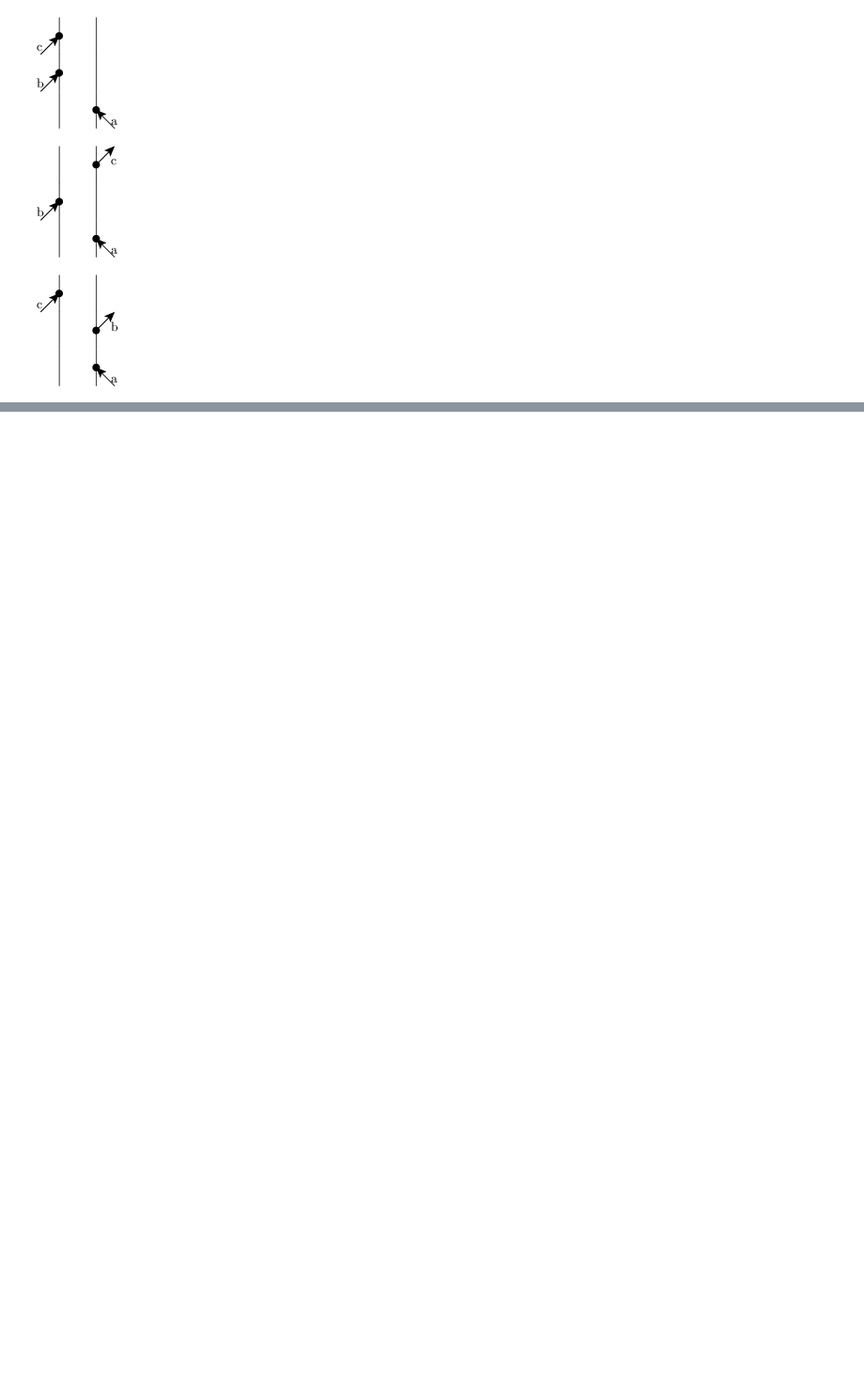
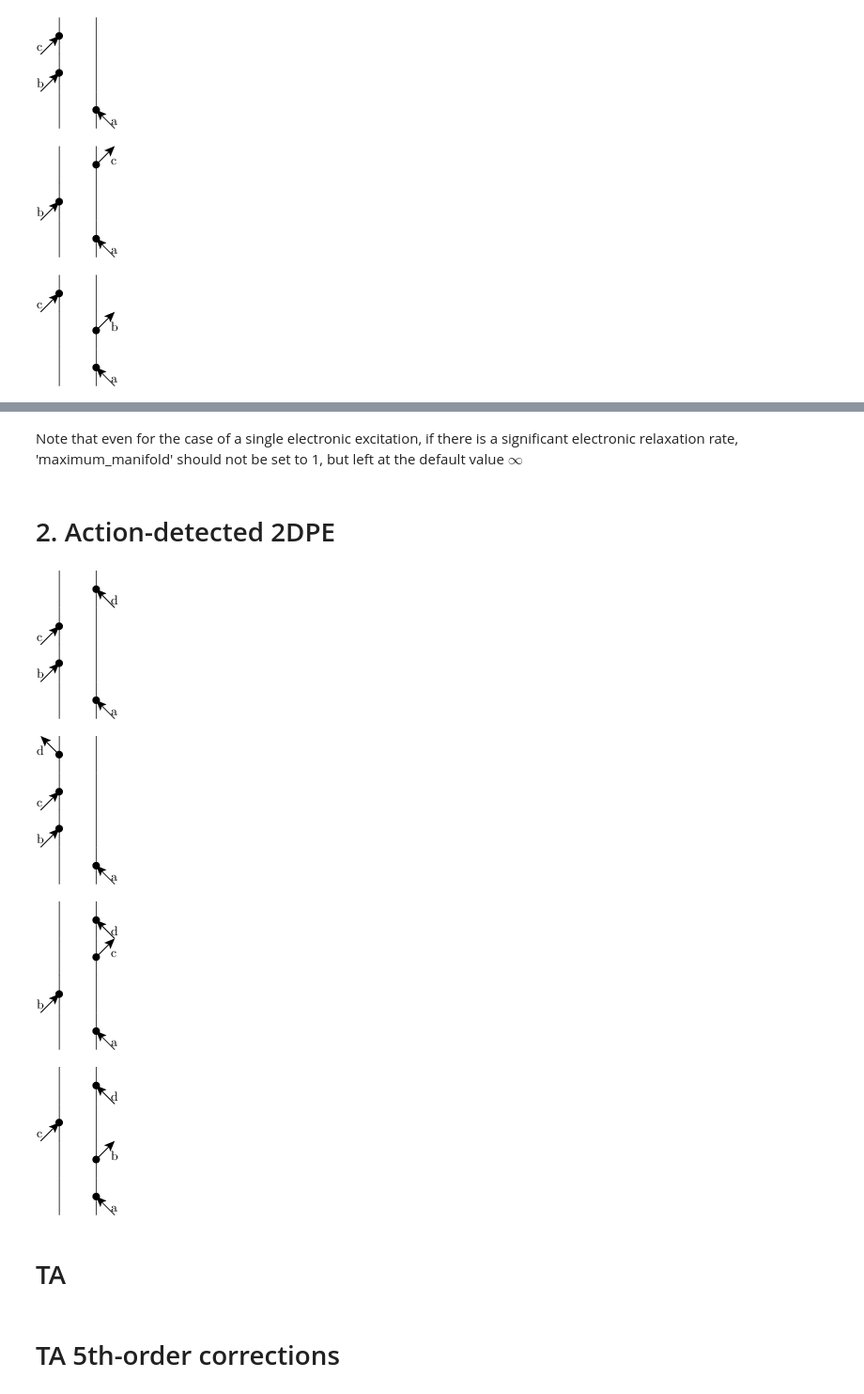
Before and after one commit to peterarose/ufss, a Jupyter notebook: DiagramGeneratorExample.ipynb, the cells around one changed output, grey strips where cells are left out. Shown at 94% size. Cells and saved outputs as stored; diff of their text form; code cells hidden in the pictures; blank space fills up the shorter version.

```diff
--- a/DiagramGeneratorExample.ipynb
+++ b/DiagramGeneratorExample.ipynb
@@ -49,0 +64,18 @@ eei2d.efield_wavevectors = ['--','++','-']
+# %% [markdown]
+Note that even for the case of a single electronic excitation, if there is a significant electronic relaxation rate, 'maximum_manifold' should not be set to 1, but left at the default value $\infty$
+# %% [markdown]
+# 2. Action-detected 2DPE
+# %%
+tdfs = DG(detection_type='fluorescence')
+
+tdfs.set_phase_discrimination([(0,1),(1,0),(1,0),(0,1)])
+# %%
+t3 = tlo
+tdfs.efield_times = [t0,t1,t2,t3]
+time_ordered_diagrams = tdfs.get_diagrams([0,100,200,300])
+tdfs.display_diagrams(time_ordered_diagrams)
+# %% [output]
+[figure, added]
+[figure, added]
+[figure, added]
+[figure, added]
@@ -49,0 +89,2 @@ eei2d.efield_wavevectors = ['--','++','-']
+# %% [markdown]
+# TA
@@ -49,0 +97,2 @@ eei2d.efield_wavevectors = ['--','++','-']
+# %% [markdown]
+# TA 5th-order corrections
```
Also changed, not shown: parts of 24 cells of this notebook.
